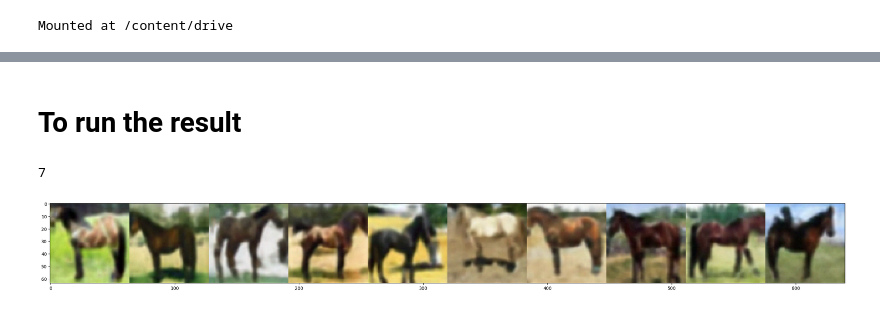
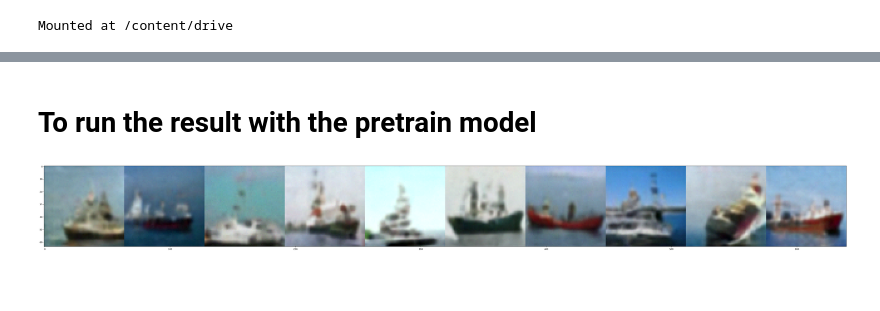
Before and after one commit to RiyadHassen/cv_texttoimage_geneai, a Jupyter notebook: conditional_diffusion_model.ipynb, the cells around one changed output, grey strips where cells are left out. Drawn from its saved outputs; the diff is of its cells as text; code cells hidden in the pictures; blank space fills up the shorter version.

```diff
--- a/conditional_diffusion_model.ipynb
+++ b/conditional_diffusion_model.ipynb
@@ -135,7 +132,7 @@ class Up(nn.Module):
         return x + emb
 # %%
 class UNet_conditional(nn.Module):
-    def __init__(self, c_in=3, c_out=3, time_dim=256, num_classes=None, device="cuda"):
+    def __init__(self, c_in=3, c_out=3, time_dim=256, num_classes=None, device=device):
         super().__init__()
         self.device = device
         self.time_dim = time_dim
@@ -163,10 +160,7 @@ class UNet_conditional(nn.Module):
             self.label_emb = nn.Embedding(num_classes, time_dim)
 
     def pos_encoding(self, t, channels):
-        inv_freq = 1.0 / (
-            10000
-            ** (torch.arange(0, channels, 2, device=self.device).float() / channels)
-        )
+        inv_freq = 1.0 / (10000 ** (torch.arange(0, channels, 2, device=self.device).float() / channels))
         pos_enc_a = torch.sin(t.repeat(1, channels // 2) * inv_freq)
         pos_enc_b = torch.cos(t.repeat(1, channels // 2) * inv_freq)
         pos_enc = torch.cat([pos_enc_a, pos_enc_b], dim=-1)
@@ -215,6 +196,6 @@ def setup_logging(run_name):
 # %%
 class Diffusion:
-    def __init__(self, noise_steps=1024, beta_start=1e-4, beta_end=0.02, img_size=256, device="cuda"):
+    def __init__(self, noise_steps=1024, beta_start=1e-4, beta_end=0.02, img_size=256, device=device):
         self.noise_steps = noise_steps
         self.beta_start = beta_start
         self.beta_end = beta_end
@@ -320,22 +303,23 @@ OutOfMemoryError: CUDA out of memory. Tried to allocate 3.50 GiB. GPU 0 has a to
 # %% [markdown]
-# To run the result
+# To run the result with the pretrain model
 # %%
 n = 10
-device = "cuda"
+device = torch.device("cuda" if torch.cuda.is_available() else "cpu")
 model = UNet_conditional(num_classes=10).to(device)
-ckpt = torch.load("ckpt.pt")
-model.load_state_dict(ckpt)
-diffusion = Diffusion(img_size=32, device=device)
+model.load_state_dict(torch.load("/content/drive/MyDrive/Colab Notebooks/cs-766/ckpt.pt")) #ckpt.pt
+diffusion = Diffusion(img_size=64, device=device)
 # %%
 tag_dict = {"airplane":0, "auto":1, "bird":2, "cat":3, "deer":4, "dog":5, "frog":6, "horse":7, "ship":8, "truck":9}
-# %%
-input = "horse"
-tag_dict[input]
-# %% [output]
-7
+# %%
+input = "ship"
 # %%
 y = torch.Tensor([tag_dict[input]] * n).long().to(device)
 x = diffusion.sample(model, n, y, cfg_scale=3)
-plot_images(x)
+
+plt.figure(figsize=(64, 64))
+plt.imshow(torch.cat([
+    torch.cat([i for i in x.cpu()], dim=-1),
+], dim=-2).permute(1, 2, 0).cpu())
+plt.show()
 # %% [output]
-[figure, old version]
+[figure, new version]
```
Also changed, not shown: parts of 8 cells of this notebook.
